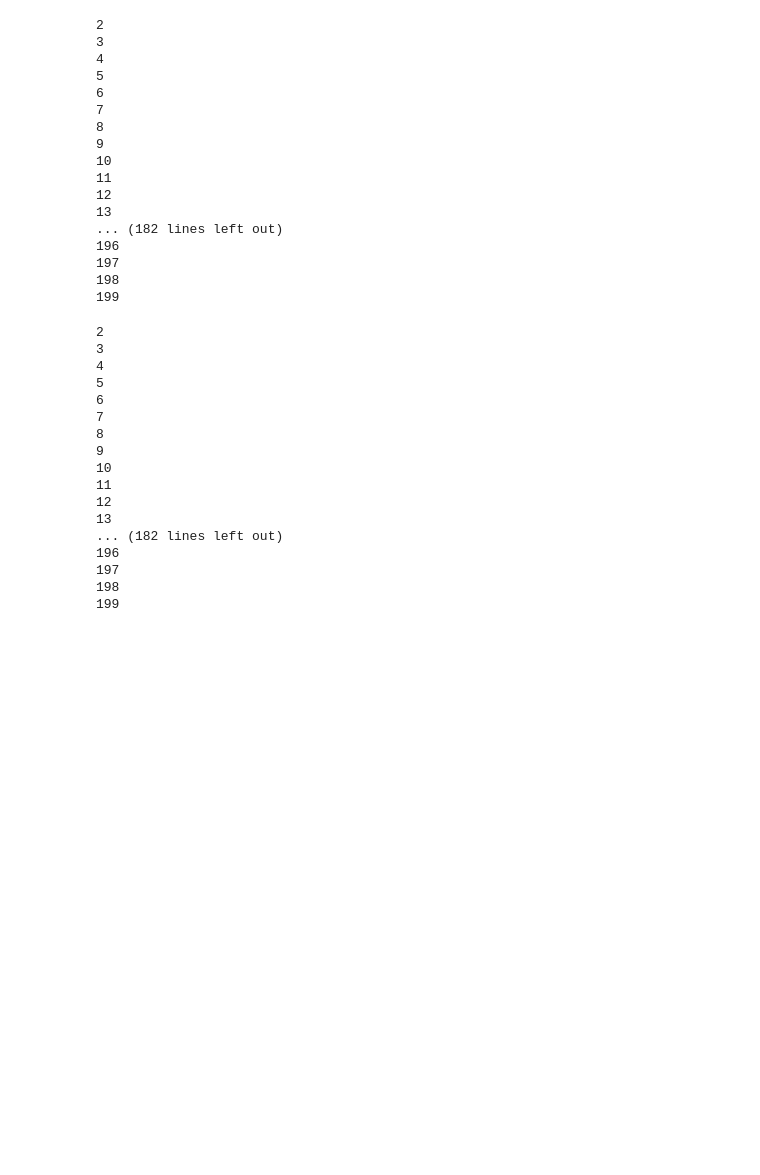
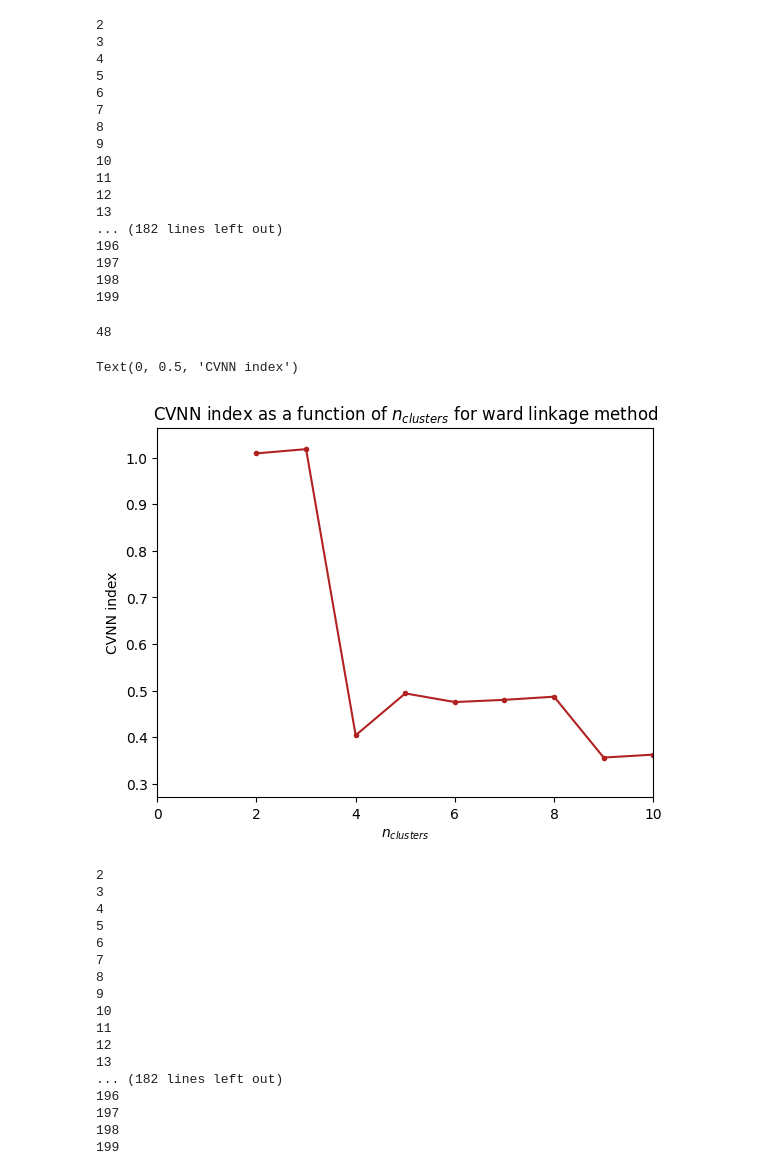
Before and after one commit to chiaratomaiuolo/Data_Mining_project, a Jupyter notebook: Clustering_cleaned.ipynb, the cells around one changed output. Drawn from its saved outputs; the diff is of its cells as text; code cells hidden in the pictures; blank space fills up the shorter version.

```diff
--- a/Clustering_cleaned.ipynb
+++ b/Clustering_cleaned.ipynb
@@ -598,6 +601,21 @@ CVNN_idx= (COMS_cont_ward / np.max(COMS_cont_ward)) + (SEPS_cont_ward / np.max(S
 197
 198
 199
+# %%
+len(n_clusters)
+# %% [output]
+48
+# %%
+plt.figure()
+n_clusters=np.arange(2,200)
+plt.title(fr'CVNN index as a function of $n_{{clusters}}$ for ward linkage method')
+plt.errorbar(n_clusters,CVNN_idx,marker='.',color='firebrick')
+plt.xlabel(r'$n_{clusters}$')
+plt.xlim(0,10)
+plt.ylabel('CVNN index')
+# %% [output]
+Text(0, 0.5, 'CVNN index')
+[figure, added]
 # %%
 #Computation of CVNN
 # Continuous
```
Also changed, not shown: parts of 29 cells of this notebook.
